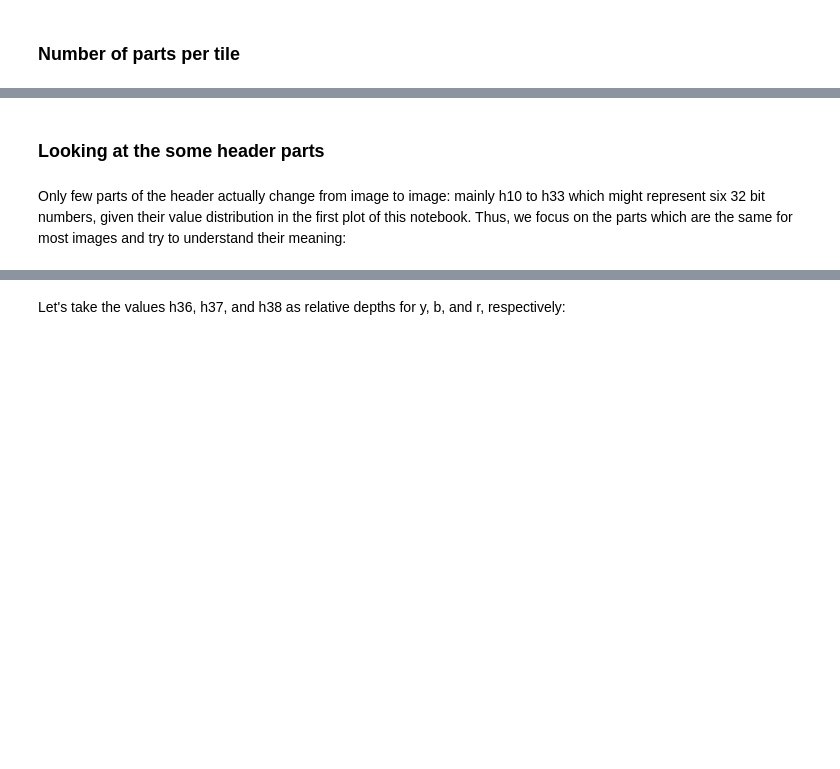
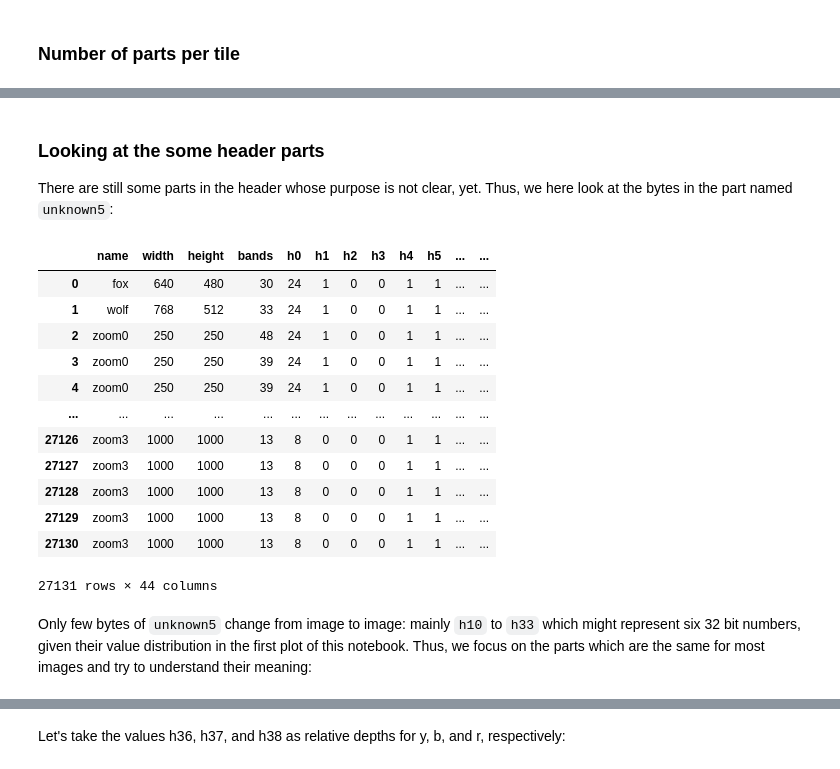
Before and after one commit to rjoberon/dsat, a Jupyter notebook: src/Cod.ipynb, the cells around one changed output, grey strips where cells are left out. Drawn from its saved outputs; the diff is of its cells as text; code cells hidden in the pictures; blank space fills up the shorter version.

```diff
--- a/src/Cod.ipynb
+++ b/src/Cod.ipynb
@@ -74,22 +123,64 @@ print(3, pd.DataFrame([count_cod(t.data.unknown) for t in d.tiles_zoom3.tiles]).
-# %% [markdown]
-### Looking at the some header parts
+# %% [markdown]
+### Looking at the some header parts
+
+There are still some parts in the header whose purpose is not clear, yet. Thus, we here look at the bytes in the part named `unknown5`:
 # %%
 from dsat import Dsat
+from cis import Cis
 import pandas as pd
 
-d = Dsat.from_file("../dsatnord.mp")
 
 def count_cod(b):
     """Statistics about "cod" parts in byte array b."""
     pos = []
     for i in range(0, len(b) - 2):
         if chr(b[i]) == 'c' and chr(b[i+1]) == 'o' and chr(b[i+2]) == 'd':
             pos.append(i)
     return len(pos)
 
+
+def header_stats(img):
+    return [
+        img.header.width,
+        img.header.height,
+        count_cod(img.data.planes),
+    ] + [int(i) for i in img.header.unknown5]
+
+
+def stats(name, tiles):
+    return [[name] + header_stats(img) for img in tiles]
+
+
+d = Dsat.from_file("../dsatnord.mp")
+fox = Cis.from_file("../img/fox.cod")
+wolf = Cis.from_file("../img/wolf.cod")
+
 df = pd.DataFrame(
     [
-        [count_cod(t.data.planes)] +
-        [int(i) for i in t.header.unknown5] for t in d.tiles_zoom3.tiles]
+        ["fox"] + header_stats(fox),
+        ["wolf"] + header_stats(wolf)
+    ] +
+    stats("zoom0", d.tiles_zoom0.tiles) +
+    stats("zoom1", d.tiles_zoom1.tiles) +
+    stats("zoom2", d.tiles_zoom2.tiles) +
+    stats("zoom3", d.tiles_zoom3.tiles),
+    columns = [
+        "name", "width", "height", "bands"
+    ] + ["h" + str(i) for i in range(43 - 3)]
 )
+
 df
+# %% [output]
+|  | name | width | height | bands | h0 | h1 | h2 | h3 | h4 | h5 | ... | ... |
+| 0 | fox | 640 | 480 | 30 | 24 | 1 | 0 | 0 | 1 | 1 | ... | ... |
+| 1 | wolf | 768 | 512 | 33 | 24 | 1 | 0 | 0 | 1 | 1 | ... | ... |
+| 2 | zoom0 | 250 | 250 | 48 | 24 | 1 | 0 | 0 | 1 | 1 | ... | ... |
+| 3 | zoom0 | 250 | 250 | 39 | 24 | 1 | 0 | 0 | 1 | 1 | ... | ... |
+| 4 | zoom0 | 250 | 250 | 39 | 24 | 1 | 0 | 0 | 1 | 1 | ... | ... |
+| ... | ... | ... | ... | ... | ... | ... | ... | ... | ... | ... | ... | ... |
+| 27126 | zoom3 | 1000 | 1000 | 13 | 8 | 0 | 0 | 0 | 1 | 1 | ... | ... |
+| 27127 | zoom3 | 1000 | 1000 | 13 | 8 | 0 | 0 | 0 | 1 | 1 | ... | ... |
+| 27128 | zoom3 | 1000 | 1000 | 13 | 8 | 0 | 0 | 0 | 1 | 1 | ... | ... |
+| 27129 | zoom3 | 1000 | 1000 | 13 | 8 | 0 | 0 | 0 | 1 | 1 | ... | ... |
+| 27130 | zoom3 | 1000 | 1000 | 13 | 8 | 0 | 0 | 0 | 1 | 1 | ... | ... |
+27131 rows × 44 columns
@@ -142,5 +187,5 @@ df
 # %% [markdown]
-Only few parts of the header actually change from image to image: mainly h10 to h33 which might represent six 32 bit numbers, given their value distribution in the first plot of this notebook. Thus, we focus on the parts which are the same for most images and try to understand their meaning:
+Only few bytes of `unknown5` change from image to image: mainly `h10` to `h33` which might represent six 32 bit numbers, given their value distribution in the first plot of this notebook. Thus, we focus on the parts which are the same for most images and try to understand their meaning:
 # %%
 dfa = df.drop(columns = [
     "h10", "h11", "h12", "h13",
```
Also changed, not shown: parts of 11 cells of this notebook.
